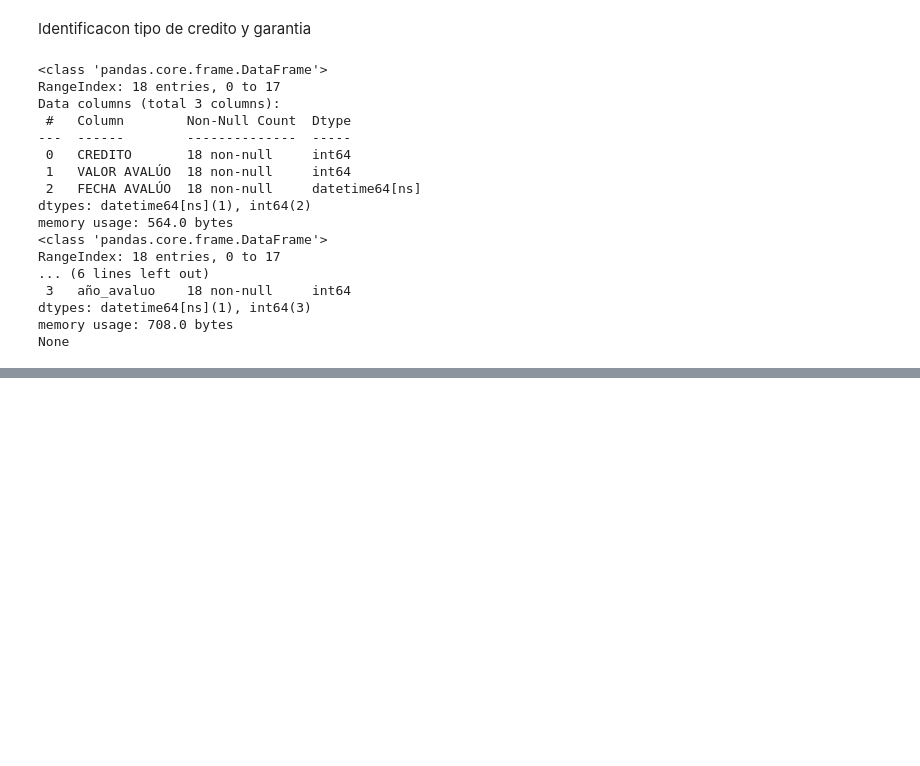
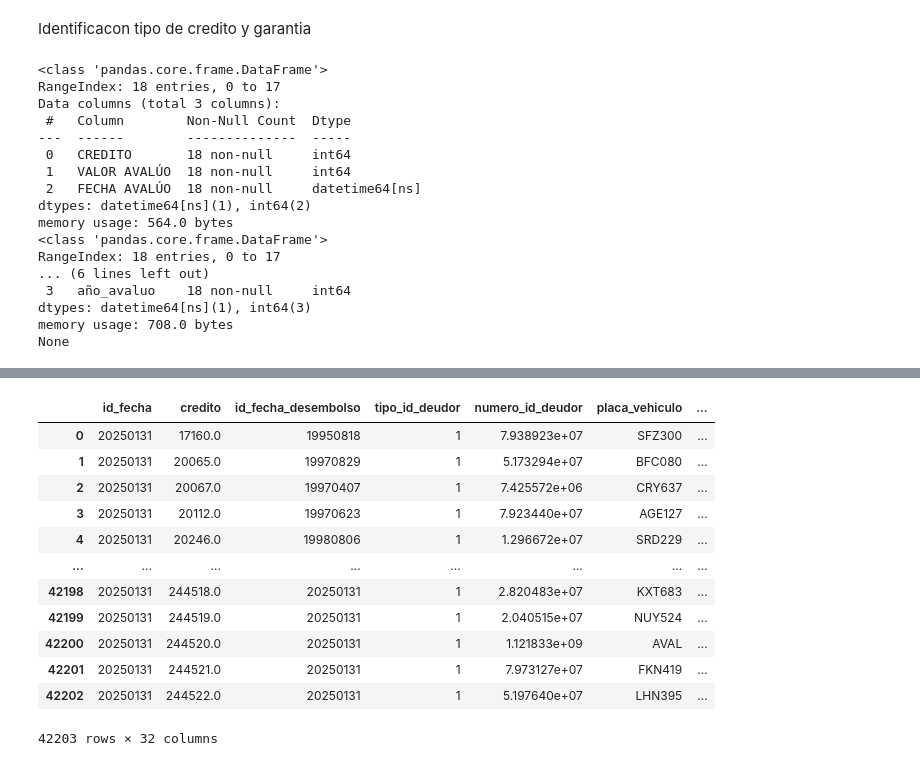
Before and after one commit to crisfelpaFZ/LTV, a Jupyter notebook: LTV 2025/LTV.ipynb, the cells around one changed output, grey strips where cells are left out. Cells and saved outputs as stored; diff of their text form; code cells hidden in the pictures; blank space fills up the shorter version.

```diff
--- a/LTV 2025/LTV.ipynb
+++ b/LTV 2025/LTV.ipynb
@@ -521,0 +735,33 @@ sacar marca, descripción, modelo_vehiculo de la fact_cartera_mes
+# %%
+query = f"""
+SELECT
+    r.[credito],
+    r.[tipo_id_deudor],
+    r.[numero_id_deudor],
+    r.[tipo_producto],
+    r.[codigo_oficial],
+    r.[saldo_capital],
+    r.[id_fecha_desembolso],
+    COUNT(DISTINCT g.[vehiculo_placa]) AS total_garantias
+FROM
+    [DW_FZ].[dbo].[Fact_Cartera_Mes] r
+LEFT JOIN
+    [dbo].[Fact_Garantias] g
+ON
+    r.[credito] = g.[credito]
+    AND g.[id_fecha] BETWEEN {primero}  AND {ultimo}  -- Asegurar que solo se consideran las fechas en el rango
+WHERE
+    r.id_fecha = {ult_dia_mes}
+    AND r.tipo_producto IN ('10','30','35','37','70','61','71')
+    AND r.credito NOT IN ('176986','220804')
+GROUP BY
+    r.[credito],
+    r.[tipo_id_deudor],
+    r.[numero_id_deudor],
+    r.[tipo_producto],
+    r.[codigo_oficial],
+    r.[saldo_capital],
+    r.[id_fecha_desembolso];
+"""
+total_garantias = pd.read_sql_query(query,cnxn)
+total_garantias.info()
@@ -521,0 +862,25 @@ sacar marca, descripción, modelo_vehiculo de la fact_cartera_mes
+# %%
+df_final_LTV = df_final_LTV.reindex(columns=['id_fecha', 'credito', 'id_fecha_desembolso', 'tipo_id_deudor',
+       'numero_id_deudor', 'placa_vehiculo', 'marca_vehiculo',
+       'linea_vehiculo', 'modelo_vehiculo', 'color_vehiculo',
+       'licencia_vehiculo', 'tasa_inicial', 'tasa_actual', 'tasa_nominal',
+       'valor_desembolso', 'numero_dias_mora', 'codigo_oficial',
+       'estado_cartera', 'valor_garantia', 'saldo_capital', 'vlr_gtia_a_tomar',
+       'base_de_provision', 'tipo_producto', 'valor_garantia_final',
+       'conteo_garantias', 'es_vehiculo', 'LTV', 'cobertura_garantia',
+       'Guia Fasecolda','Fecha','libre_inversion_o_vehicular', 'tipo_de_garantia',])
+df_final_LTV
+# %% [output]
+|  | id_fecha | credito | id_fecha_desembolso | tipo_id_deudor | numero_id_deudor | placa_vehiculo | ... |
+| 0 | 20250131 | 17160.0 | 19950818 | 1 | 7.938923e+07 | SFZ300 | ... |
+| 1 | 20250131 | 20065.0 | 19970829 | 1 | 5.173294e+07 | BFC080 | ... |
+| 2 | 20250131 | 20067.0 | 19970407 | 1 | 7.425572e+06 | CRY637 | ... |
+| 3 | 20250131 | 20112.0 | 19970623 | 1 | 7.923440e+07 | AGE127 | ... |
+| 4 | 20250131 | 20246.0 | 19980806 | 1 | 1.296672e+07 | SRD229 | ... |
+| ... | ... | ... | ... | ... | ... | ... | ... |
+| 42198 | 20250131 | 244518.0 | 20250131 | 1 | 2.820483e+07 | KXT683 | ... |
+| 42199 | 20250131 | 244519.0 | 20250131 | 1 | 2.040515e+07 | NUY524 | ... |
+| 42200 | 20250131 | 244520.0 | 20250131 | 1 | 1.121833e+09 | AVAL | ... |
+| 42201 | 20250131 | 244521.0 | 20250131 | 1 | 7.973127e+07 | FKN419 | ... |
+| 42202 | 20250131 | 244522.0 | 20250131 | 1 | 5.197640e+07 | LHN395 | ... |
+42203 rows × 32 columns
```
Also changed, not shown: parts of 26 cells of this notebook, 2 other files.
